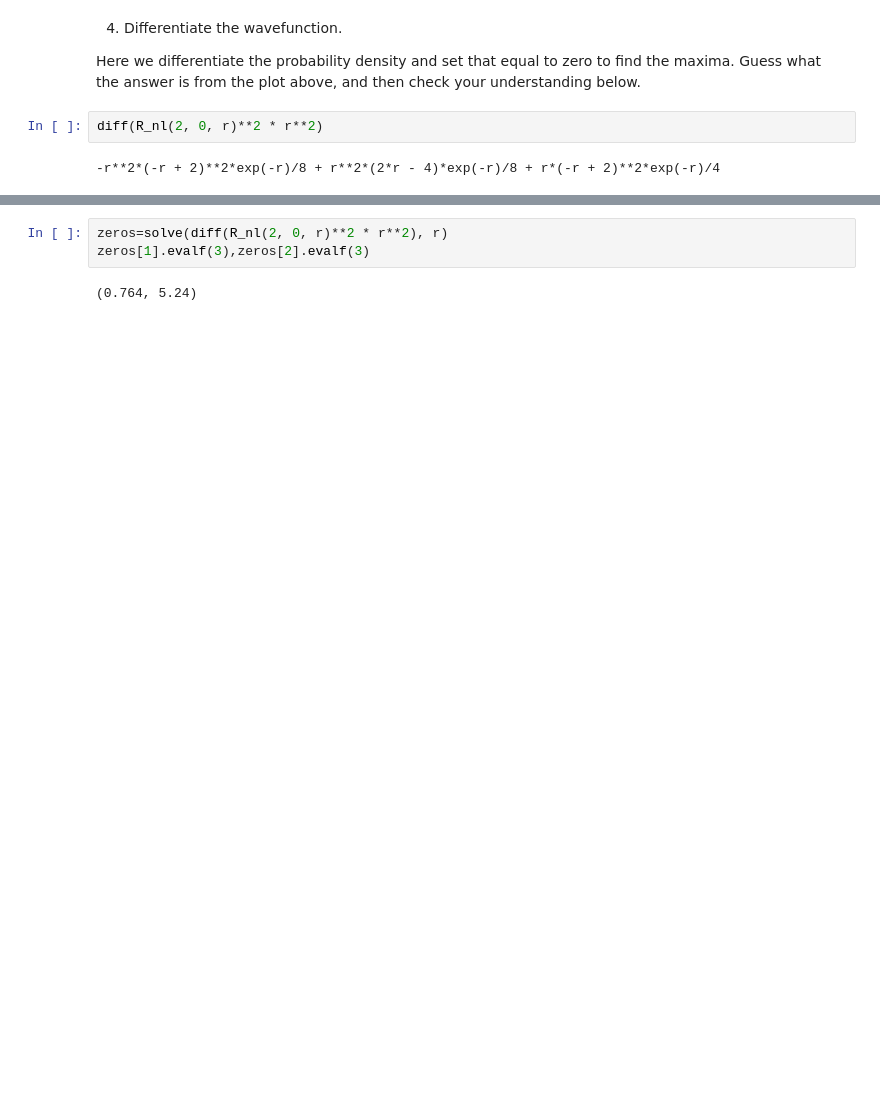
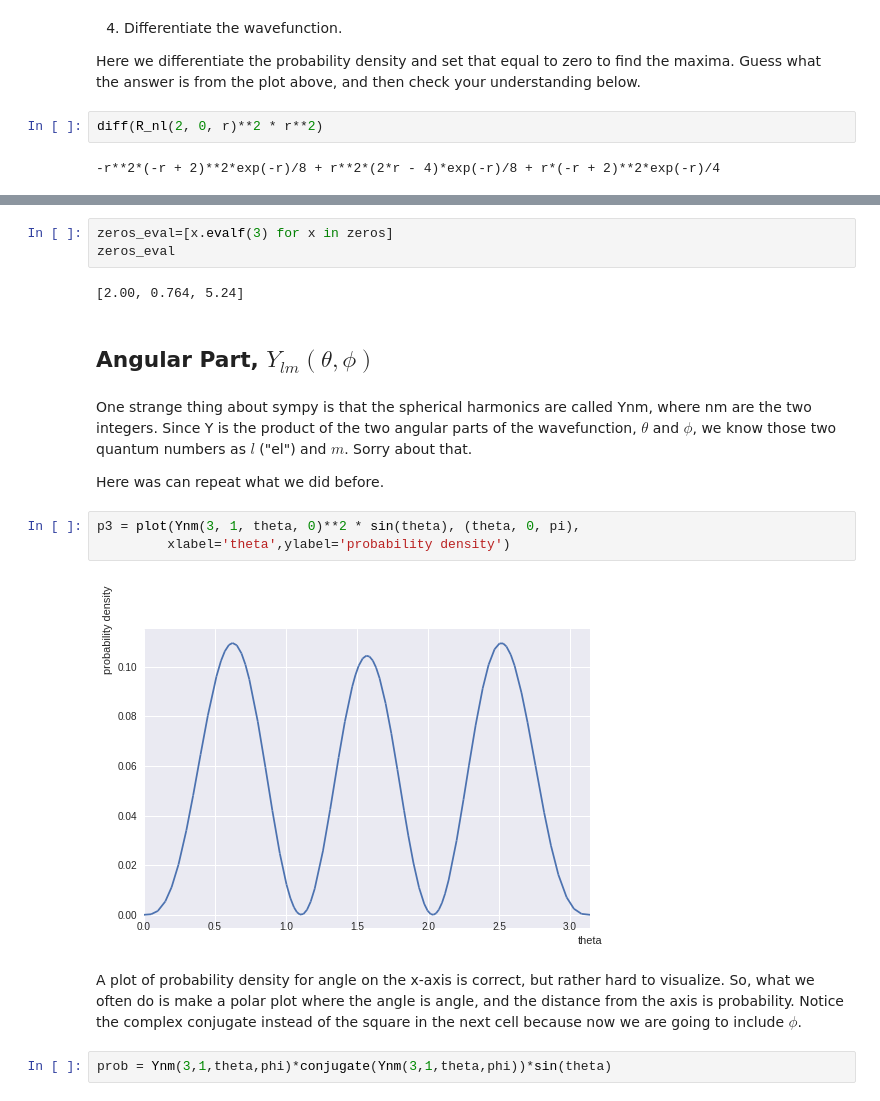
Before and after one commit to krislars/modphys, a Jupyter notebook: Hydrogen.ipynb, the cells around one changed output, grey strips where cells are left out. Cells and saved outputs as stored; diff of their text form; blank space fills up the shorter version.

```diff
--- a/Hydrogen.ipynb
+++ b/Hydrogen.ipynb
@@ -67,7 +69,22 @@ solve(diff(R_nl(2, 0, r)**2 * r**2), r)
 # %% [output]
 [2, -sqrt(5) + 3, sqrt(5) + 3]
-# %%
-zeros=solve(diff(R_nl(2, 0, r)**2 * r**2), r)
-zeros[1].evalf(3),zeros[2].evalf(3)
-# %% [output]
-(0.764, 5.24)
+# %%
+zeros_eval=[x.evalf(3) for x in zeros]
+zeros_eval
+# %% [output]
+[2.00, 0.764, 5.24]
+# %% [markdown]
+## Angular Part, $Y_{lm}(\theta, \phi)$
+# %% [markdown]
+One strange thing about sympy is that the spherical harmonics are called Ynm, where nm are the two integers.  Since Y is the product of the two angular parts of the wavefunction, $\theta$ and $\phi$, we know those two quantum numbers as $l$ ("el") and $m$.  Sorry about that.
+
+Here was can repeat what we did before.
+# %%
+p3 = plot(Ynm(3, 1, theta, 0)**2 * sin(theta), (theta, 0, pi),
+         xlabel='theta',ylabel='probability density')
+# %% [output]
+[figure, added]
+# %% [markdown]
+A plot of probability density for angle on the x-axis is correct, but rather hard to visualize.  So, what we often do is make a polar plot where the angle is angle, and the distance from the axis is probability.  Notice the complex conjugate instead of the square in the next cell because now we are going to include $\phi$.
+# %%
+prob = Ynm(3,1,theta,phi)*conjugate(Ynm(3,1,theta,phi))*sin(theta)
```
Also changed, not shown: parts of 12 cells of this notebook.
